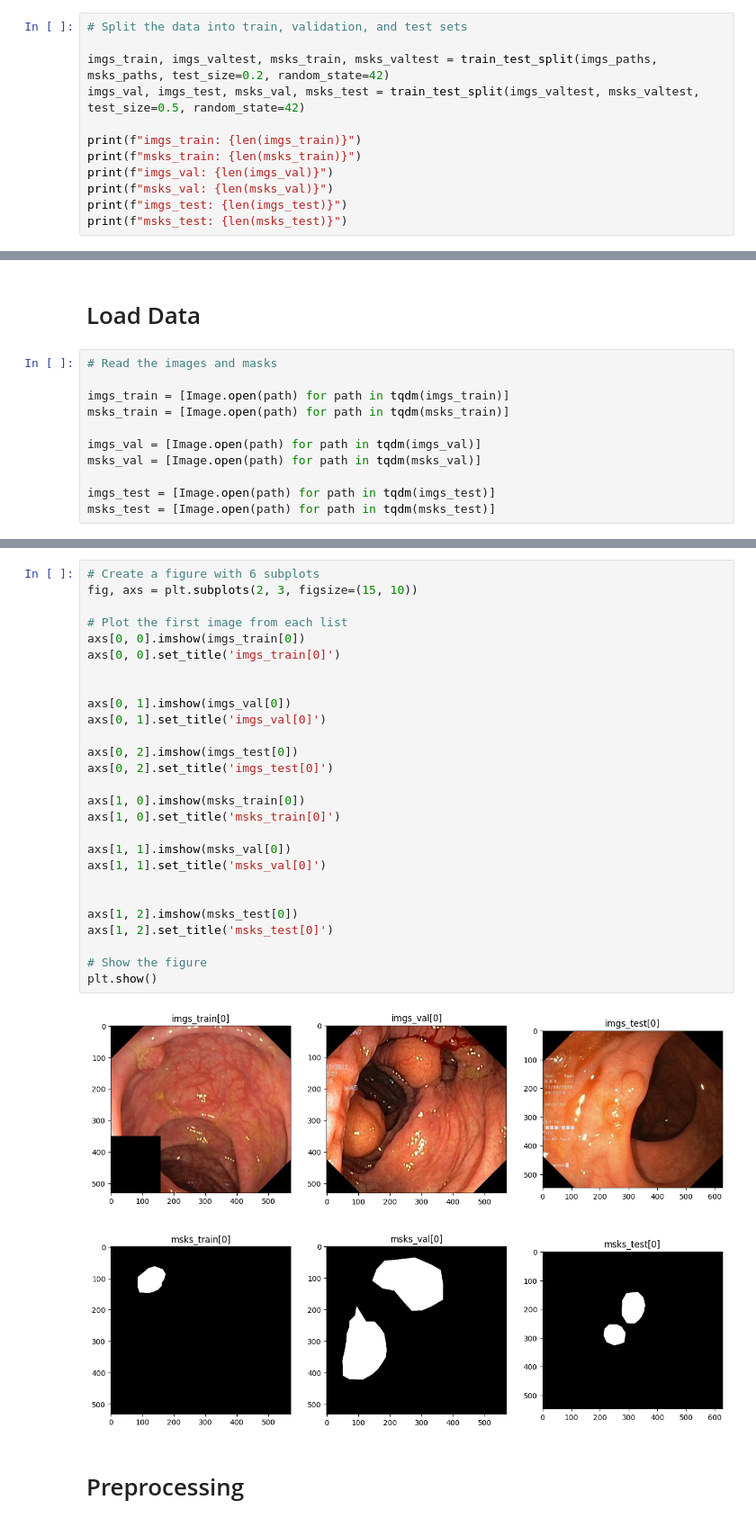
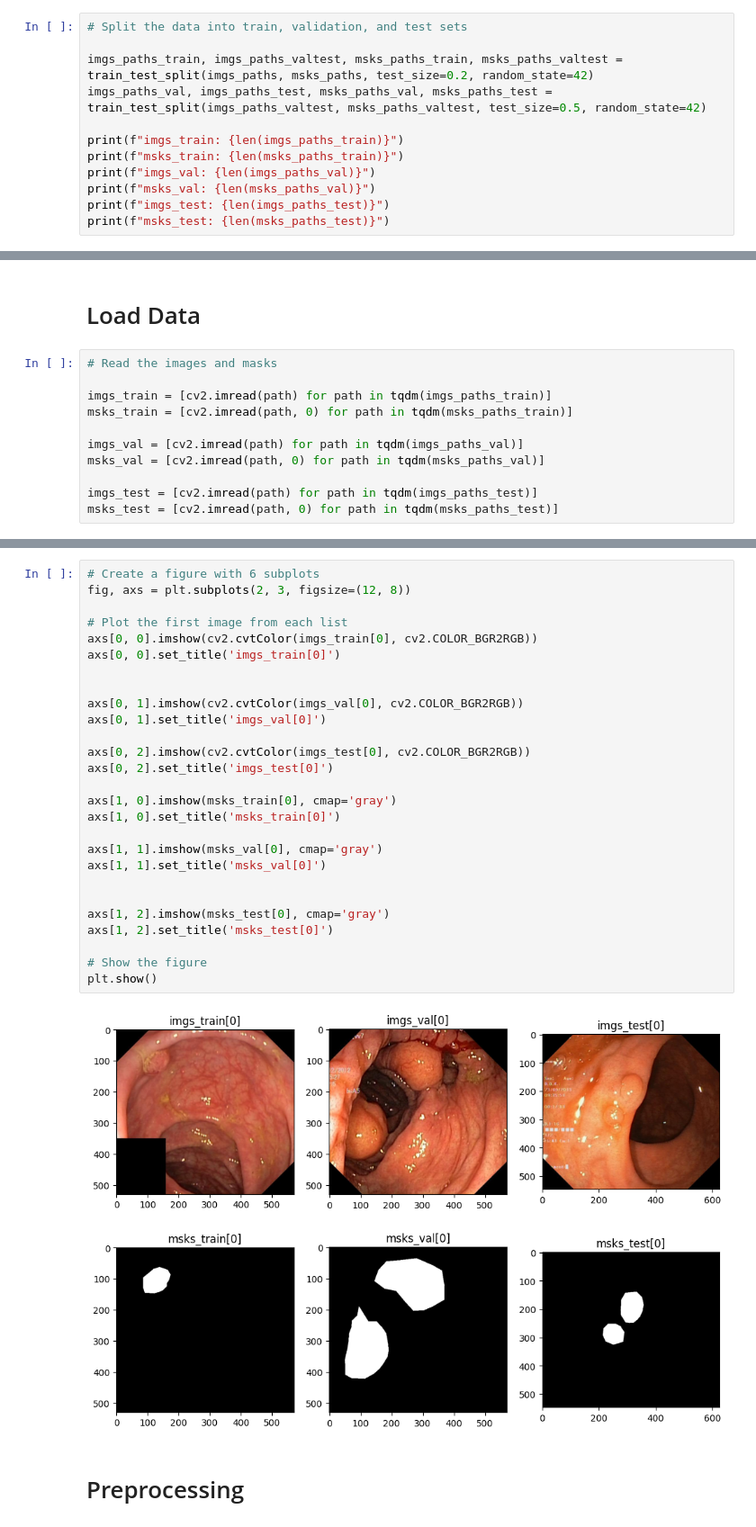
Before and after one commit to mitinull/polyp-segmentation-AI-Project-, a Jupyter notebook: polyp_segm.ipynb, the cells around one changed output, grey strips where cells are left out. Shown at 90% size. Drawn from its saved outputs; the diff is of its cells as text.

```diff
--- a/polyp_segm.ipynb
+++ b/polyp_segm.ipynb
@@ -68,15 +75,15 @@ plt.show()
 # %%
 # Split the data into train, validation, and test sets
 
-imgs_train, imgs_valtest, msks_train, msks_valtest = train_test_split(imgs_paths, msks_paths, test_size=0.2, random_state=42)
-imgs_val, imgs_test, msks_val, msks_test = train_test_split(imgs_valtest, msks_valtest, test_size=0.5, random_state=42)
+imgs_paths_train, imgs_paths_valtest, msks_paths_train, msks_paths_valtest = train_test_split(imgs_paths, msks_paths, test_size=0.2, random_state=42)
+imgs_paths_val, imgs_paths_test, msks_paths_val, msks_paths_test = train_test_split(imgs_paths_valtest, msks_paths_valtest, test_size=0.5, random_state=42)
 
-print(f"imgs_train: {len(imgs_train)}")
-print(f"msks_train: {len(msks_train)}")
-print(f"imgs_val: {len(imgs_val)}")
-print(f"msks_val: {len(msks_val)}")
-print(f"imgs_test: {len(imgs_test)}")
-print(f"msks_test: {len(msks_test)}")
+print(f"imgs_train: {len(imgs_paths_train)}")
+print(f"msks_train: {len(msks_paths_train)}")
+print(f"imgs_val: {len(imgs_paths_val)}")
+print(f"msks_val: {len(msks_paths_val)}")
+print(f"imgs_test: {len(imgs_paths_test)}")
+print(f"msks_test: {len(msks_paths_test)}")
 # %% [output]
 imgs_train: 800
 msks_train: 800
@@ -89,11 +96,11 @@ msks_test: 100
 # %%
 # Read the images and masks
 
-imgs_train = [Image.open(path) for path in tqdm(imgs_train)]
-msks_train = [Image.open(path) for path in tqdm(msks_train)]
+imgs_train = [cv2.imread(path) for path in tqdm(imgs_paths_train)]
+msks_train = [cv2.imread(path, 0) for path in tqdm(msks_paths_train)]
 
-imgs_val = [Image.open(path) for path in tqdm(imgs_val)]
-msks_val = [Image.open(path) for path in tqdm(msks_val)]
+imgs_val = [cv2.imread(path) for path in tqdm(imgs_paths_val)]
+msks_val = [cv2.imread(path, 0) for path in tqdm(msks_paths_val)]
 
-imgs_test = [Image.open(path) for path in tqdm(imgs_test)]
-msks_test = [Image.open(path) for path in tqdm(msks_test)]
+imgs_test = [cv2.imread(path) for path in tqdm(imgs_paths_test)]
+msks_test = [cv2.imread(path, 0) for path in tqdm(msks_paths_test)]
@@ -100,32 +112,32 @@ msks_test = [Image.open(path) for path in tqdm(msks_test)]
 # %%
 # Create a figure with 6 subplots
-fig, axs = plt.subplots(2, 3, figsize=(15, 10))
+fig, axs = plt.subplots(2, 3, figsize=(12, 8))
 
 # Plot the first image from each list
-axs[0, 0].imshow(imgs_train[0])
+axs[0, 0].imshow(cv2.cvtColor(imgs_train[0], cv2.COLOR_BGR2RGB))
 axs[0, 0].set_title('imgs_train[0]')
 
 
-axs[0, 1].imshow(imgs_val[0])
+axs[0, 1].imshow(cv2.cvtColor(imgs_val[0], cv2.COLOR_BGR2RGB))
 axs[0, 1].set_title('imgs_val[0]')
 
-axs[0, 2].imshow(imgs_test[0])
+axs[0, 2].imshow(cv2.cvtColor(imgs_test[0], cv2.COLOR_BGR2RGB))
 axs[0, 2].set_title('imgs_test[0]')
 
-axs[1, 0].imshow(msks_train[0])
+axs[1, 0].imshow(msks_train[0], cmap='gray')
 axs[1, 0].set_title('msks_train[0]')
 
-axs[1, 1].imshow(msks_val[0])
+axs[1, 1].imshow(msks_val[0], cmap='gray')
 axs[1, 1].set_title('msks_val[0]')
 
 
-axs[1, 2].imshow(msks_test[0])
+axs[1, 2].imshow(msks_test[0], cmap='gray')
 axs[1, 2].set_title('msks_test[0]')
 
 # Show the figure
 plt.show()
 # %% [output]
-[figure, old version]
+[figure, new version]
 # %% [markdown]
 # Preprocessing
 # %%
```
Also changed, not shown: parts of 18 cells of this notebook.
